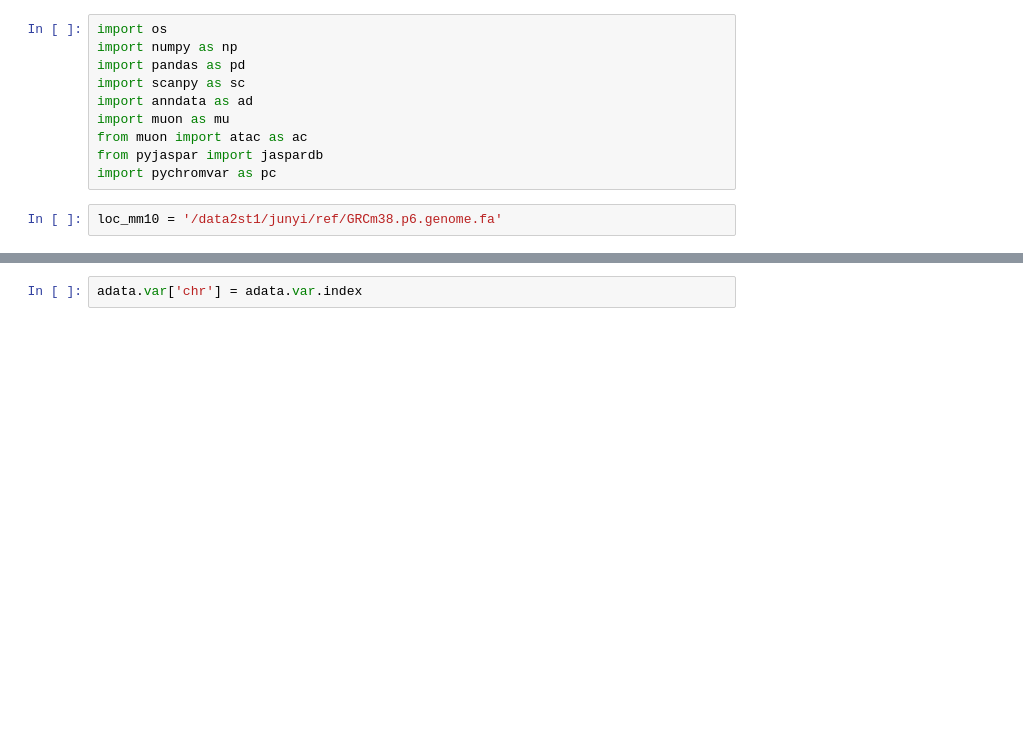
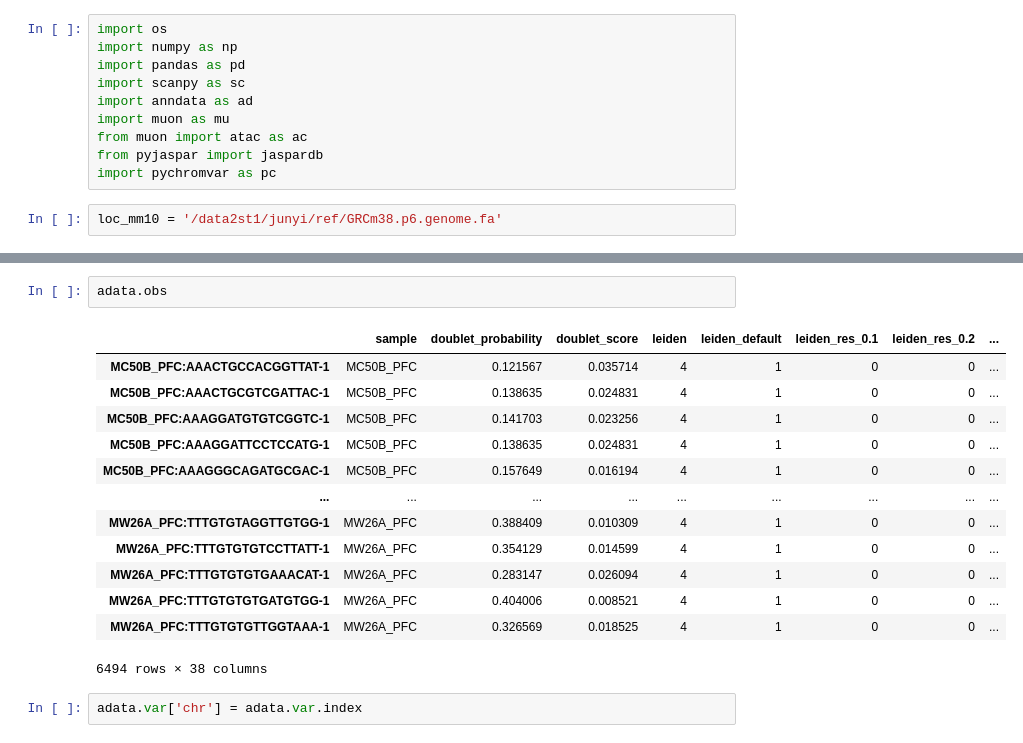
Before and after one commit to juychen/scmmd, a Jupyter notebook: test_chromvar.ipynb, the cells around one changed output, grey strips where cells are left out. Saved outputs shown, nothing was run; the diff lists cells and outputs as text; blank space fills up the shorter version.

```diff
--- a/test_chromvar.ipynb
+++ b/test_chromvar.ipynb
@@ -17,3 +15,19 @@ KeyboardInterrupt:
+# %%
+adata.obs
+# %% [output]
+|  | sample | doublet_probability | doublet_score | leiden | leiden_default | leiden_res_0.1 | leiden_res_0.2 | ... |
+| MC50B_PFC:AAACTGCCACGGTTAT-1 | MC50B_PFC | 0.121567 | 0.035714 | 4 | 1 | 0 | 0 | ... |
+| MC50B_PFC:AAACTGCGTCGATTAC-1 | MC50B_PFC | 0.138635 | 0.024831 | 4 | 1 | 0 | 0 | ... |
+| MC50B_PFC:AAAGGATGTGTCGGTC-1 | MC50B_PFC | 0.141703 | 0.023256 | 4 | 1 | 0 | 0 | ... |
+| MC50B_PFC:AAAGGATTCCTCCATG-1 | MC50B_PFC | 0.138635 | 0.024831 | 4 | 1 | 0 | 0 | ... |
+| MC50B_PFC:AAAGGGCAGATGCGAC-1 | MC50B_PFC | 0.157649 | 0.016194 | 4 | 1 | 0 | 0 | ... |
+| ... | ... | ... | ... | ... | ... | ... | ... | ... |
+| MW26A_PFC:TTTGTGTAGGTTGTGG-1 | MW26A_PFC | 0.388409 | 0.010309 | 4 | 1 | 0 | 0 | ... |
+| MW26A_PFC:TTTGTGTGTCCTTATT-1 | MW26A_PFC | 0.354129 | 0.014599 | 4 | 1 | 0 | 0 | ... |
+| MW26A_PFC:TTTGTGTGTGAAACAT-1 | MW26A_PFC | 0.283147 | 0.026094 | 4 | 1 | 0 | 0 | ... |
+| MW26A_PFC:TTTGTGTGTGATGTGG-1 | MW26A_PFC | 0.404006 | 0.008521 | 4 | 1 | 0 | 0 | ... |
+| MW26A_PFC:TTTGTGTGTTGGTAAA-1 | MW26A_PFC | 0.326569 | 0.018525 | 4 | 1 | 0 | 0 | ... |
+6494 rows × 38 columns
 # %%
 adata.var['chr'] = adata.var.index
 # %%
```
Also changed, not shown: parts of 1 cell of this notebook, 5 other files.
